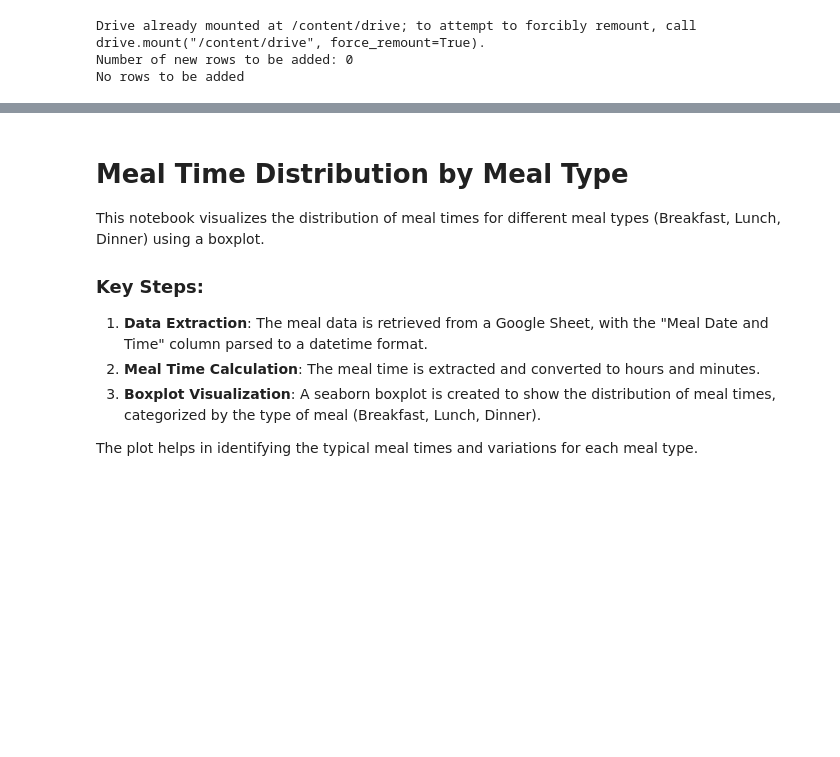
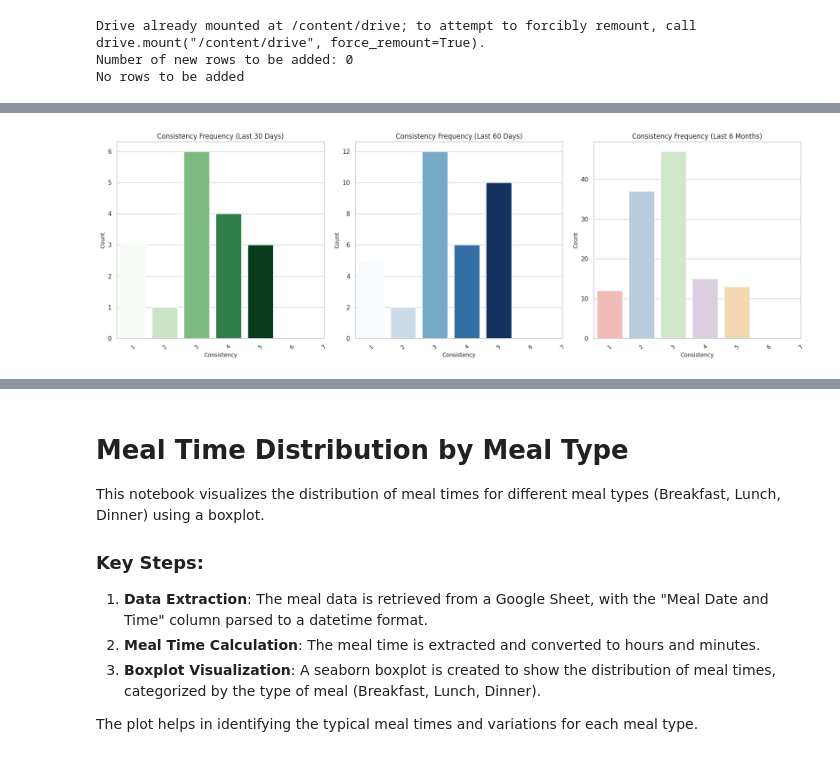
Before and after one commit to xxvazquez/Food-and-Symptoms-Tracker, a Jupyter notebook: Food_and_Symptoms.ipynb, the cells around one changed output, grey strips where cells are left out. Cells and saved outputs as stored; diff of their text form; code cells hidden in the pictures; blank space fills up the shorter version.

```diff
--- a/Food_and_Symptoms.ipynb
+++ b/Food_and_Symptoms.ipynb
@@ -613,0 +681,75 @@ No rows to be added
+# %%
+import pandas as pd
+import gspread
+from google.auth.transport.requests import Request
+from google.auth import default
+import seaborn as sns
+import matplotlib.pyplot as plt
+from datetime import datetime, timedelta
+
+# Google Sheets Authentication
+from google.colab import auth
+auth.authenticate_user()
+creds, _ = default()
+gc = gspread.authorize(creds)
+
+# Open the Poopify sheet
+poopify_sheet_url = 'https://docs.google.com/spreadsheets/d/1NUaTvo0sFL8ipS4nD56tigPI8X0buMePyrRJXHDj6_k/edit?gid=927667407#gid=927667407'
+poopify_sheet = gc.open_by_url(poopify_sheet_url).worksheet('Poopify')
+
+# Load the Poopify data into pandas DataFrame
+poopify_data = pd.DataFrame(poopify_sheet.get_all_records())
+
+# Convert 'date' column to datetime format
+poopify_data['date'] = pd.to_datetime(poopify_data['date'])
+
+# Filter out rows where consistency is 0 (no poop)
+poopify_data = poopify_data[poopify_data['consistency'] != 0]
+
+# Filter data for the last 30 days, 60 days, and 6 months
+last_30_days = datetime.now() - timedelta(days=30)
+last_60_days = datetime.now() - timedelta(days=60)
+last_6_months = datetime.now() - timedelta(days=182)  # 6 months ≈ 182 days
+
+# Filter for different periods
+poopify_30_days = poopify_data[poopify_data['date'] >= last_30_days]
+poopify_60_days = poopify_data[poopify_data['date'] >= last_60_days]
+poopify_6_months = poopify_data[poopify_data['date'] >= last_6_months]
+
+# Create the visualizations
+
+# Create a figure with 1 row and 3 columns
+plt.figure(figsize=(18, 6))  # Adjusted for side-by-side layout
+
+# Last 30 days - Consistency Frequency
+plt.subplot(1, 3, 1)  # 1 row, 3 columns, first plot
+sns.countplot(x='consistency', data=poopify_30_days, palette='Greens', hue='consistency')
+plt.legend([], frameon=False)  # Hide the legend
+plt.title('Consistency Frequency (Last 30 Days)', fontsize=12)
+plt.xlabel('Consistency', fontsize=10)
+plt.ylabel('Count', fontsize=10)
+plt.xticks(ticks=range(7), labels=[str(i) for i in range(1, 8)], rotation=45, fontsize=10)
+
+# Last 60 days - Consistency Frequency
+plt.subplot(1, 3, 2)  # 1 row, 3 columns, second plot
+sns.countplot(x='consistency', data=poopify_60_days, palette='Blues', hue='consistency')
+plt.legend([], frameon=False)  # Hide the legend
+plt.title('Consistency Frequency (Last 60 Days)', fontsize=12)
+plt.xlabel('Consistency', fontsize=10)
+plt.ylabel('Count', fontsize=10)
+plt.xticks(ticks=range(7), labels=[str(i) for i in range(1, 8)], rotation=45, fontsize=10)
+
+# Last 6 months - Consistency Frequency
+plt.subplot(1, 3, 3)  # 1 row, 3 columns, third plot
+sns.countplot(x='consistency', data=poopify_6_months, palette='Pastel1', hue='consistency')
+plt.legend([], frameon=False)  # Hide the legend
+plt.title('Consistency Frequency (Last 6 Months)', fontsize=12)
+plt.xlabel('Consistency', fontsize=10)
+plt.ylabel('Count', fontsize=10)
+plt.xticks(ticks=range(7), labels=[str(i) for i in range(1, 8)], rotation=45, fontsize=10)
+
+# Adjust layout and show the plots
+plt.tight_layout()
+plt.show()
+# %% [output]
+[figure, added]
```
Also changed, not shown: parts of 3 cells of this notebook.
